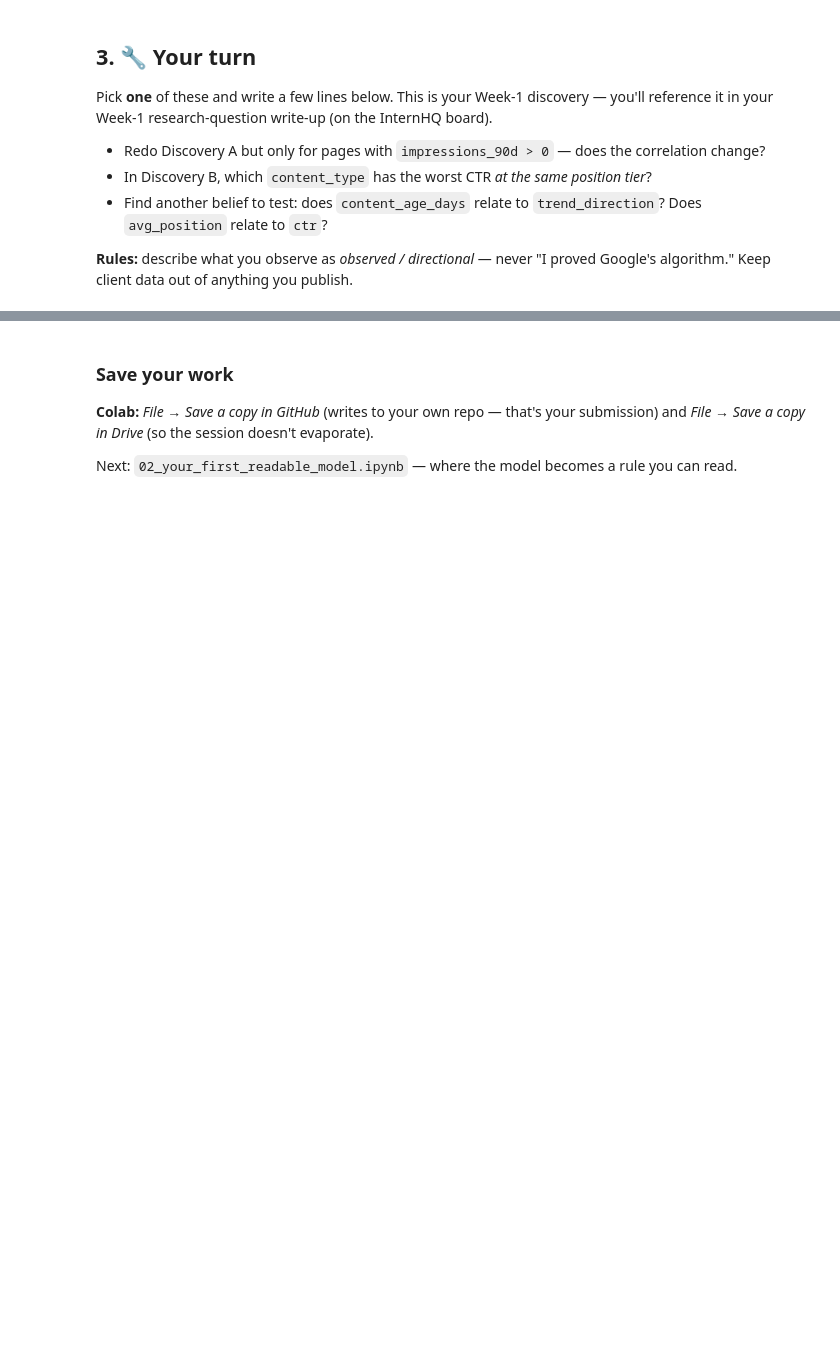
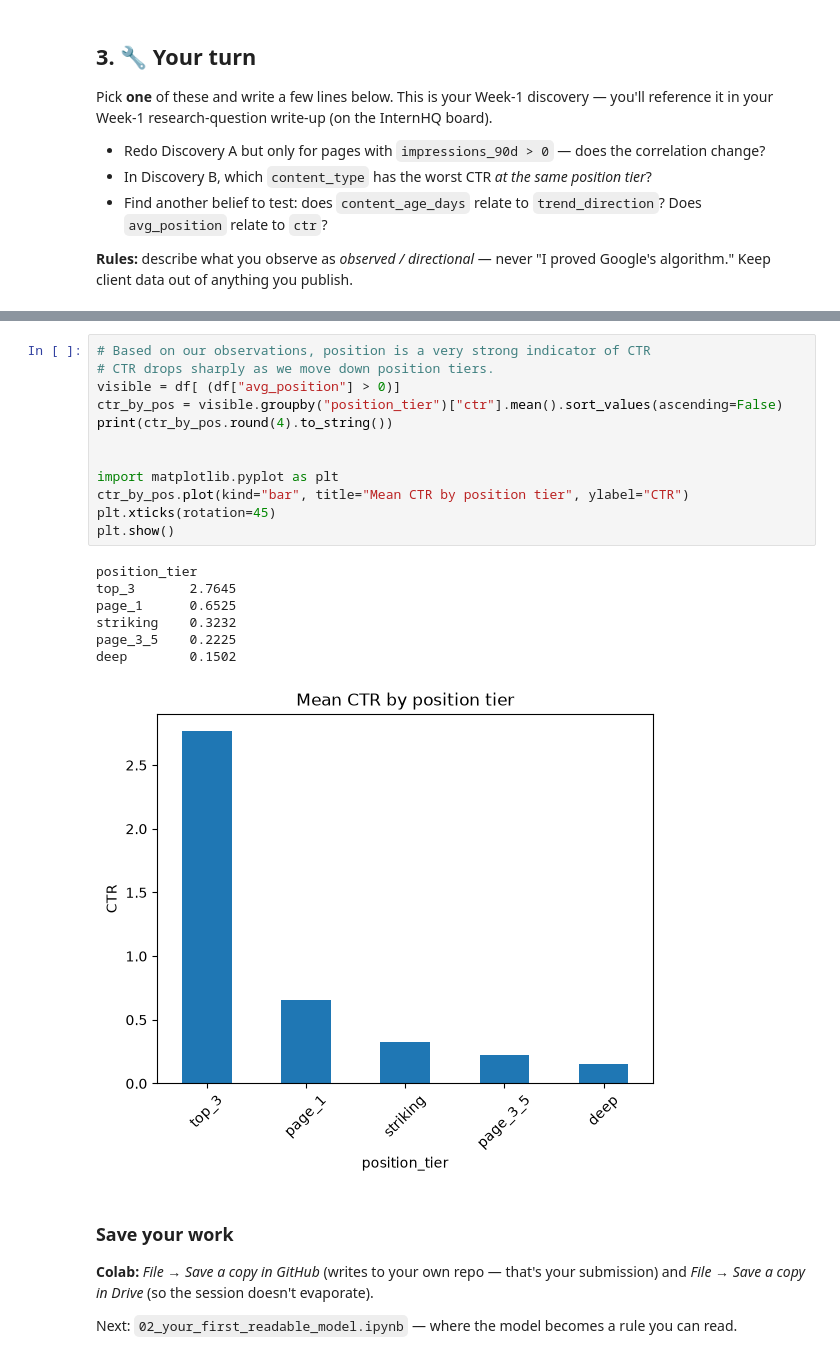
Before and after one commit to Fe4rlessCloak/flyrank-ml-workspace, a Jupyter notebook: notebooks/01_first_look_and_discovery.ipynb, the cells around one changed output, grey strips where cells are left out. Cells and saved outputs as stored; diff of their text form; blank space fills up the shorter version.

```diff
--- a/notebooks/01_first_look_and_discovery.ipynb
+++ b/notebooks/01_first_look_and_discovery.ipynb
@@ -102,3 +206,23 @@ Pick **one** of these and write a few lines below. This is your Week-1 discovery
+# %%
+# Based on our observations, position is a very strong indicator of CTR
+# CTR drops sharply as we move down position tiers.
+visible = df[ (df["avg_position"] > 0)]
+ctr_by_pos = visible.groupby("position_tier")["ctr"].mean().sort_values(ascending=False)
+print(ctr_by_pos.round(4).to_string())
+
+
+import matplotlib.pyplot as plt
+ctr_by_pos.plot(kind="bar", title="Mean CTR by position tier", ylabel="CTR")
+plt.xticks(rotation=45)
+plt.show()
+# %% [output]
+position_tier
+top_3       2.7645
+page_1      0.6525
+striking    0.3232
+page_3_5    0.2225
+deep        0.1502
+[figure, added]
 # %% [markdown]
 ### Save your work
 **Colab:** *File → Save a copy in GitHub* (writes to your own repo — that's your submission) and *File → Save a copy in Drive* (so the session doesn't evaporate).
```
Also changed, not shown: parts of 10 cells of this notebook, 8 other files.
